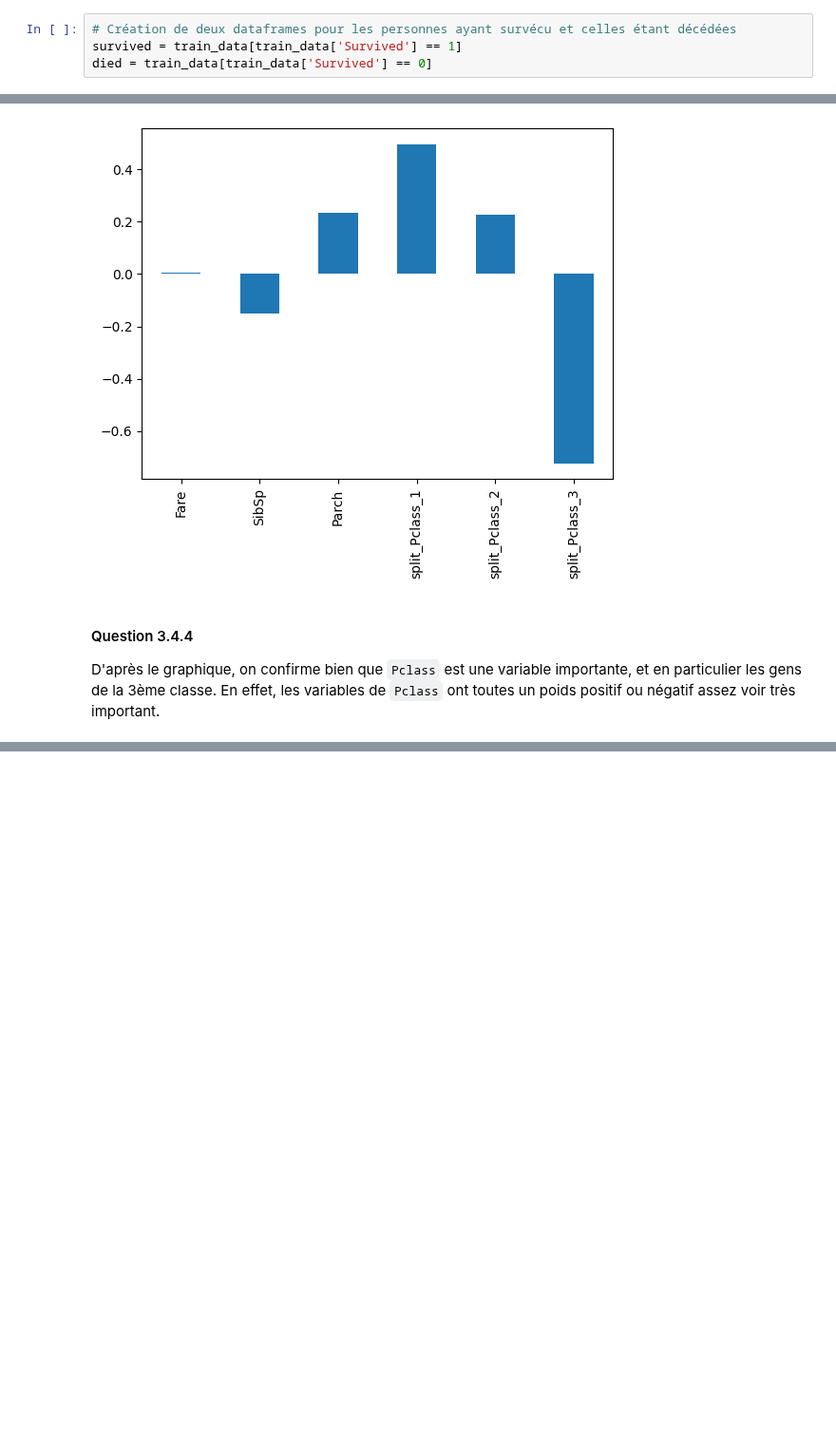
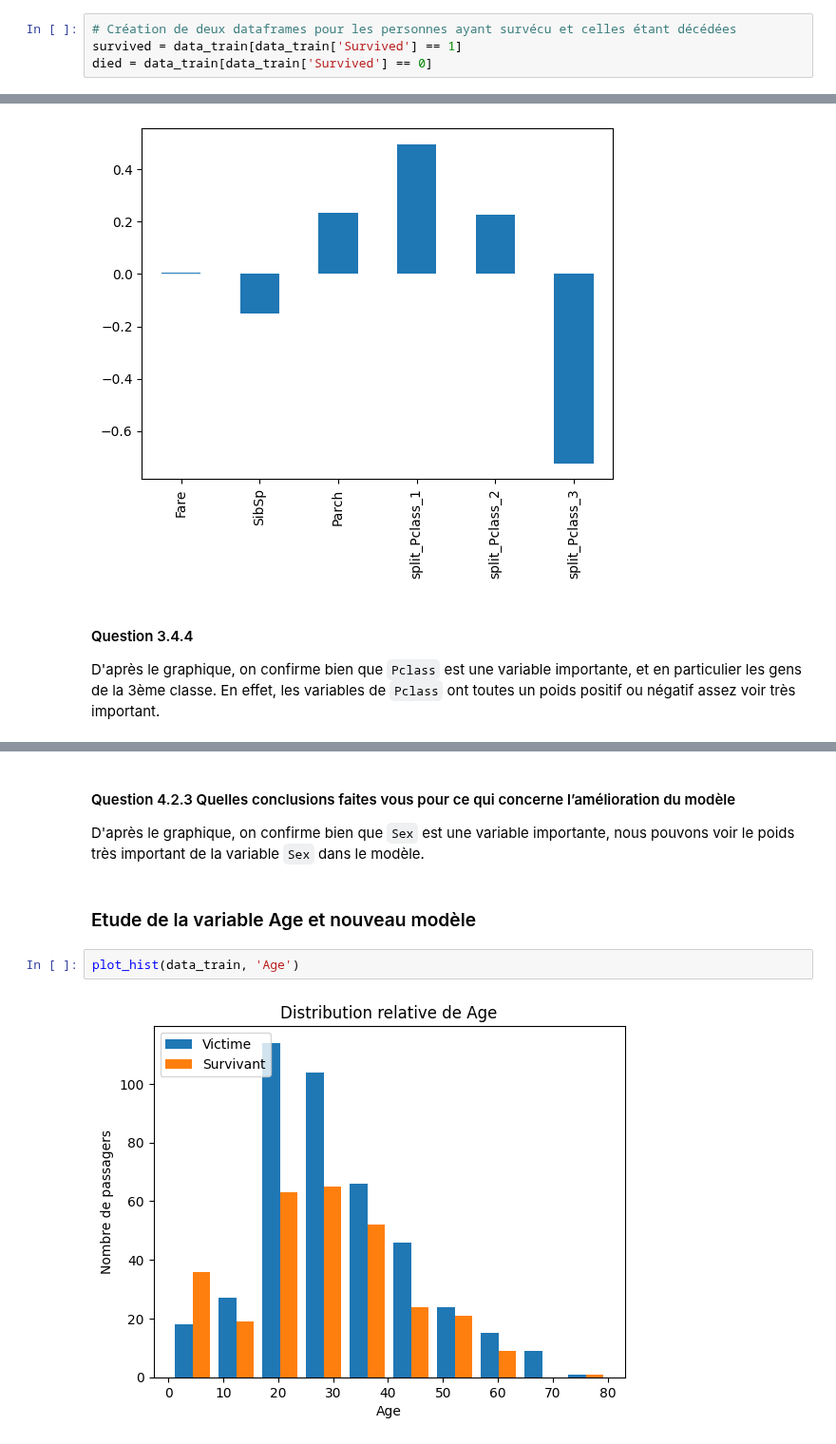
Before and after one commit to antocreadev/L3SINF_scikit-learn-machine-learning-python, a Jupyter notebook: tp2_sklearn.ipynb, the cells around one changed output, grey strips where cells are left out. Shown at 95% size. Saved outputs shown, nothing was run; the diff lists cells and outputs as text; blank space fills up the shorter version.

```diff
--- a/tp2_sklearn.ipynb
+++ b/tp2_sklearn.ipynb
@@ -158,8 +153,8 @@ score, score2
 ### Etude des variables
 # %%
 # Création de deux dataframes pour les personnes ayant survécu et celles étant décédées
-survived = train_data[train_data['Survived'] == 1]
-died = train_data[train_data['Survived'] == 0]
+survived = data_train[data_train['Survived'] == 1]
+died = data_train[data_train['Survived'] == 0]
 # %%
 def plot_hist(data, variable):
     plt.hist([
@@ -238,0 +278,10 @@ En effet, les variables de `Pclass` ont toutes un poids positif ou négatif asse
+# %% [markdown]
+#### Question 4.2.3 Quelles conclusions faites vous pour ce qui concerne l’amélioration du modèle
+
+D'après le graphique, on confirme bien que `Sex` est une variable importante, nous pouvons voir le poids très important de la variable `Sex` dans le modèle.
+# %% [markdown]
+### Etude de la variable Age et nouveau modèle
+# %%
+plot_hist(data_train, 'Age')
+# %% [output]
+[figure, added]
```
Also changed, not shown: parts of 49 cells of this notebook.
